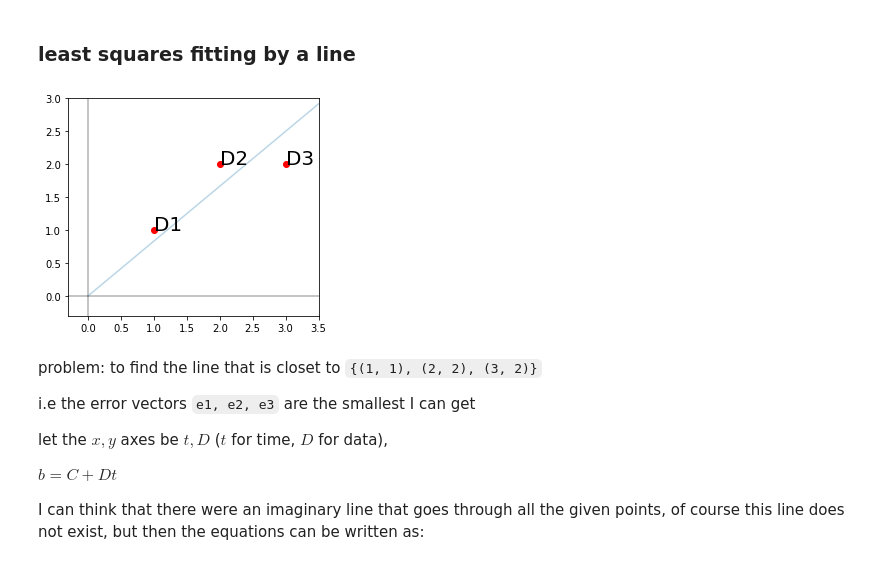
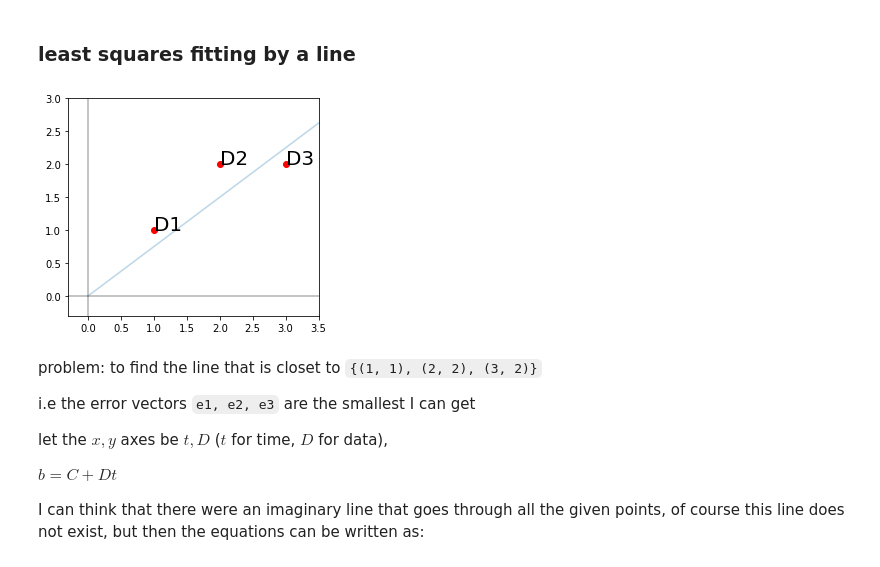
Before and after one commit to powergun/codingMatrix, a Jupyter notebook: notebooks/18.06_15_projections_onto_subspaces.ipynb, the cells around one changed output. Saved outputs shown, nothing was run; the diff lists cells and outputs as text; code cells hidden in the pictures.

```diff
--- a/notebooks/18.06_15_projections_onto_subspaces.ipynb
+++ b/notebooks/18.06_15_projections_onto_subspaces.ipynb
@@ -172,13 +172,13 @@ the identity $I$
 # %%
 import pylinearalgebra.vistools as vist
 
 xy = vist.XY(x_lim=(-0.3, 3.5), y_lim=(-0.3, 3))
-xy.line((0, 0), (30, 25), alpha=0.3)
+xy.line((0, 0), (40, 30), alpha=0.3)
 xy.point((1, 1, 'D1'), color='r')
 xy.point((2, 2, 'D2'), color='r')
 xy.point((3, 2, 'D3'), color='r')
 # %% [output]
-[figure, old version]
+[figure, new version]
 # %% [markdown]
 problem: to find the line that is closet to `{(1, 1), (2, 2), (3, 2)}`
 
```
Also changed, not shown: parts of 8 cells of this notebook, 1 other file.
